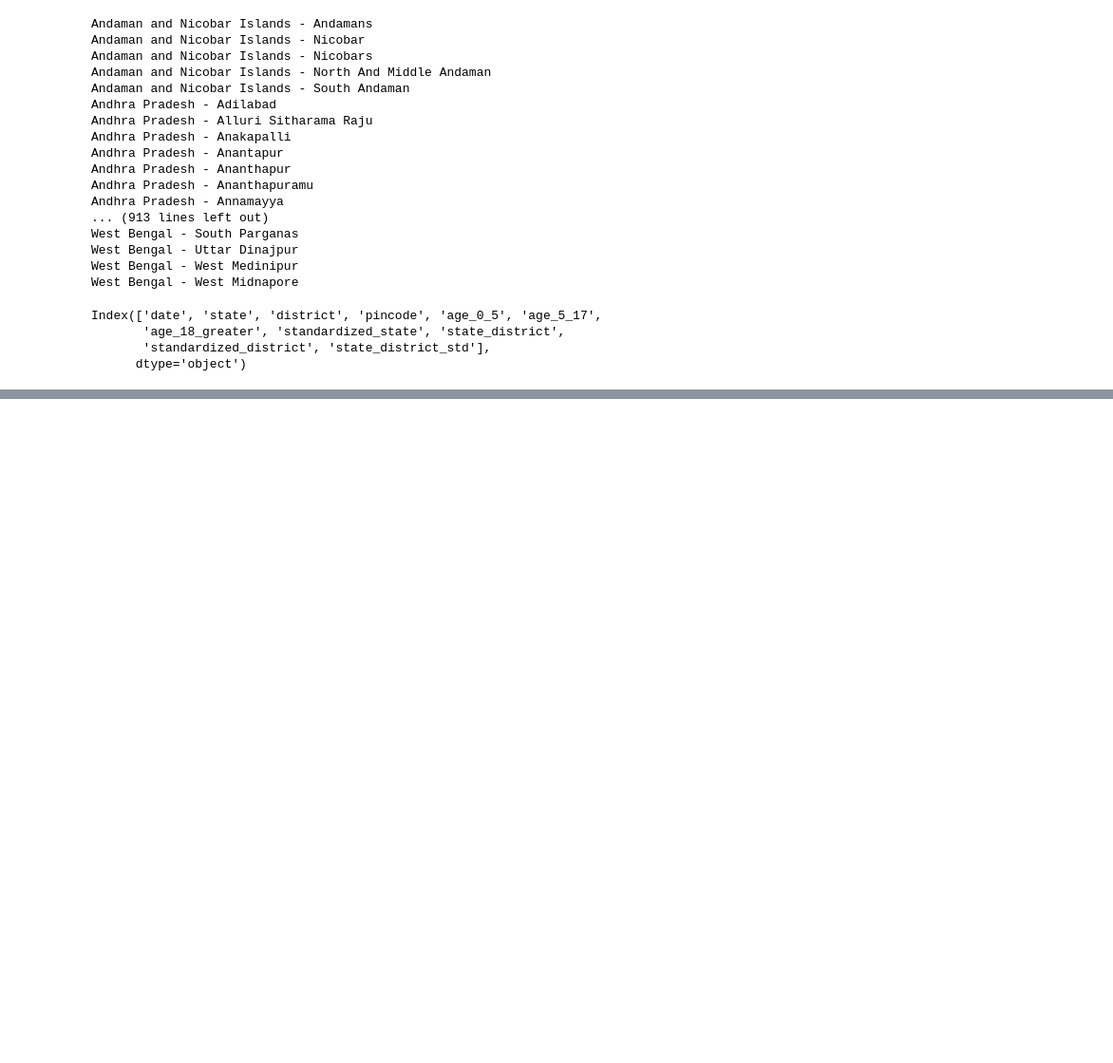
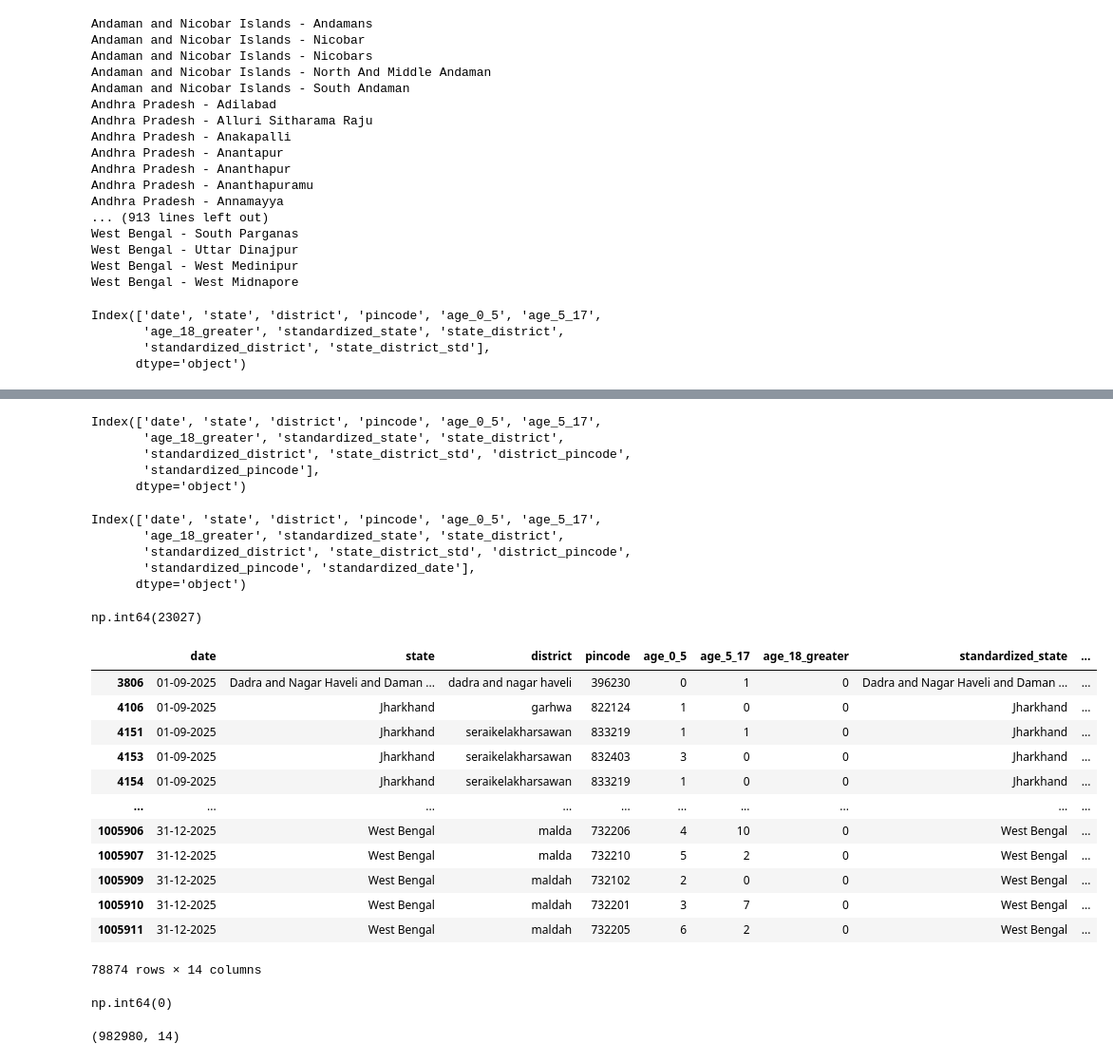
Before and after one commit to PremaLalitha/Aadhaar_Insights, a Jupyter notebook: Script/Enrolment/Aadhaar_Cleaning_Enrolment.ipynb, the cells around one changed output, grey strips where cells are left out. Shown at 95% size. Drawn from its saved outputs; the diff is of its cells as text; code cells hidden in the pictures; blank space fills up the shorter version.

```diff
--- a/Script/Enrolment/Aadhaar_Cleaning_Enrolment.ipynb
+++ b/Script/Enrolment/Aadhaar_Cleaning_Enrolment.ipynb
@@ -542,0 +606,4 @@ df.to_csv('cleaned_state_district_data.csv', index=False)
+# %%
+df = df.dropna(subset=['standardized_pincode'])
+# %%
+df['standardized_pincode'] = df['standardized_pincode'].astype(str)
@@ -542,0 +618,58 @@ df.to_csv('cleaned_state_district_data.csv', index=False)
+# %%
+df['district_pincode'] = (
+    df['standardized_district']
+    + ' - ' +
+    df['standardized_pincode']
+)
+# %%
+df.columns
+# %% [output]
+Index(['date', 'state', 'district', 'pincode', 'age_0_5', 'age_5_17',
+       'age_18_greater', 'standardized_state', 'state_district',
+       'standardized_district', 'state_district_std', 'district_pincode',
+       'standardized_pincode'],
+      dtype='object')
+# %%
+df['standardized_date'] = pd.to_datetime(
+    df['date'],
+    errors='coerce',        # invalid dates → NaT
+    dayfirst=True           # important for Indian data (DD-MM-YYYY)
+)
+# %%
+print(df.columns)
+# %% [output]
+Index(['date', 'state', 'district', 'pincode', 'age_0_5', 'age_5_17',
+       'age_18_greater', 'standardized_state', 'state_district',
+       'standardized_district', 'state_district_std', 'district_pincode',
+       'standardized_pincode', 'standardized_date'],
+      dtype='object')
+# %%
+df.duplicated().sum()
+# %% [output]
+np.int64(23027)
+# %%
+duplicates = df[df.duplicated(
+    subset=[
+        'standardized_date',
+        'standardized_state',
+        'standardized_district',
+        'standardized_pincode'
+    ],
+    keep=False
+)]
+
+duplicates
+# %% [output]
+|  | date | state | district | pincode | age_0_5 | age_5_17 | age_18_greater | standardized_state | ... |
+| 3806 | 01-09-2025 | Dadra and Nagar Haveli and Daman ... | dadra and nagar haveli | 396230 | 0 | 1 | 0 | Dadra and Nagar Haveli and Daman ... | ... |
+| 4106 | 01-09-2025 | Jharkhand | garhwa | 822124 | 1 | 0 | 0 | Jharkhand | ... |
+| 4151 | 01-09-2025 | Jharkhand | seraikelakharsawan | 833219 | 1 | 1 | 0 | Jharkhand | ... |
+| 4153 | 01-09-2025 | Jharkhand | seraikelakharsawan | 832403 | 3 | 0 | 0 | Jharkhand | ... |
+| 4154 | 01-09-2025 | Jharkhand | seraikelakharsawan | 833219 | 1 | 0 | 0 | Jharkhand | ... |
+| ... | ... | ... | ... | ... | ... | ... | ... | ... | ... |
+| 1005906 | 31-12-2025 | West Bengal | malda | 732206 | 4 | 10 | 0 | West Bengal | ... |
+| 1005907 | 31-12-2025 | West Bengal | malda | 732210 | 5 | 2 | 0 | West Bengal | ... |
+| 1005909 | 31-12-2025 | West Bengal | maldah | 732102 | 2 | 0 | 0 | West Bengal | ... |
+| 1005910 | 31-12-2025 | West Bengal | maldah | 732201 | 3 | 7 | 0 | West Bengal | ... |
+| 1005911 | 31-12-2025 | West Bengal | maldah | 732205 | 6 | 2 | 0 | West Bengal | ... |
+78874 rows × 14 columns
@@ -542,0 +678,8 @@ df.to_csv('cleaned_state_district_data.csv', index=False)
+# %%
+df.duplicated().sum()
+# %% [output]
+np.int64(0)
+# %%
+df.shape
+# %% [output]
+(982980, 14)
```
Also changed, not shown: parts of 13 cells of this notebook.
